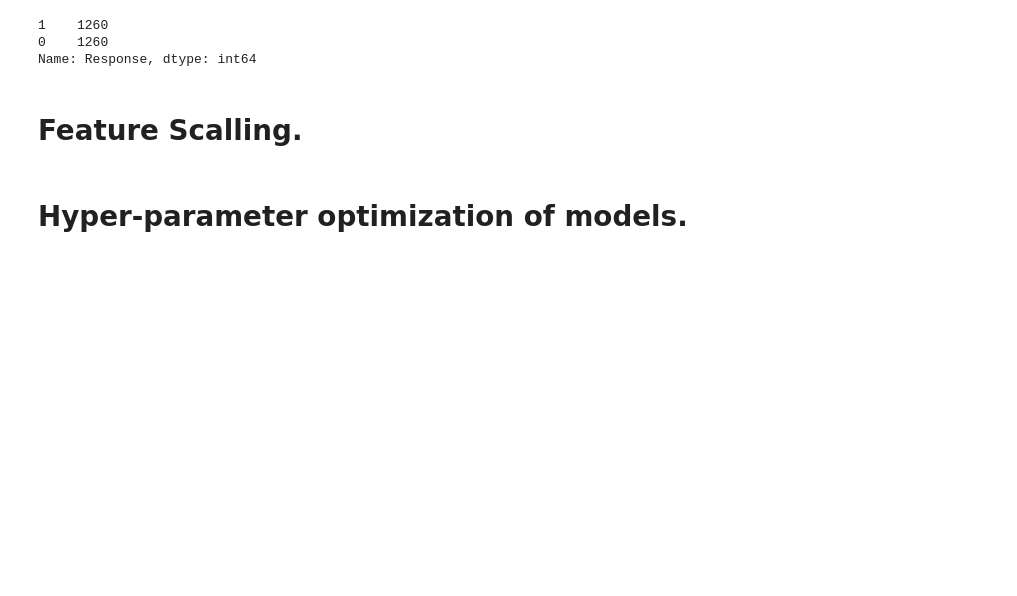
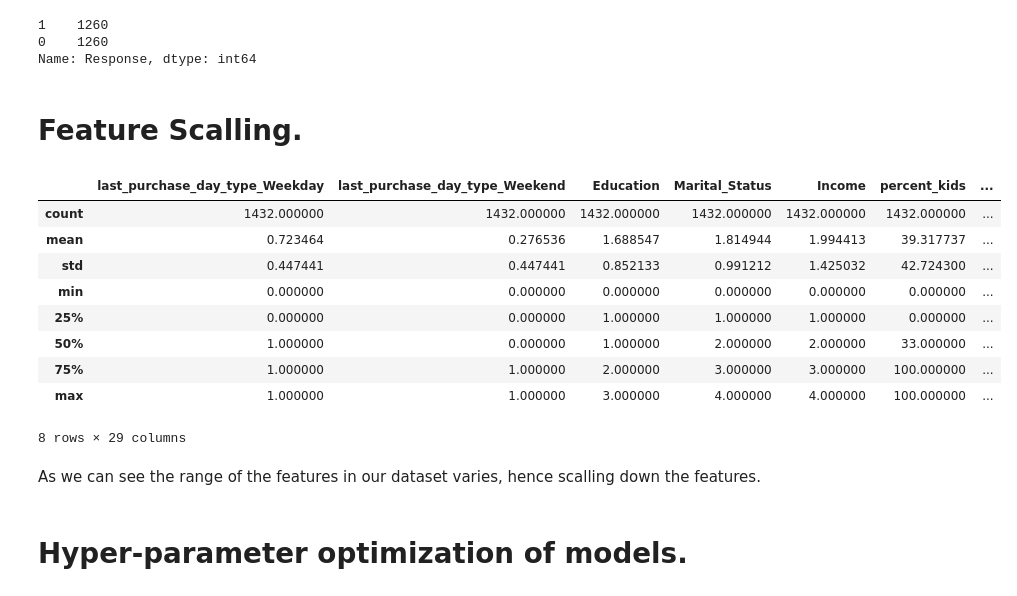
Before and after one commit to Titashmkhrj/Marketing-campaign-project, a Jupyter notebook: modelling_campaign_response.ipynb, the cells around one changed output. Saved outputs shown, nothing was run; the diff lists cells and outputs as text; code cells hidden in the pictures; blank space fills up the shorter version.

Commit message:
added feature scalling

```diff
--- a/modelling_campaign_response.ipynb
+++ b/modelling_campaign_response.ipynb
@@ -878,3 +878,18 @@ y_train_res.value_counts()
 Name: Response, dtype: int64
 # %% [markdown]
 # Feature Scalling.
+# %%
+x_train.describe()
+# %% [output]
+|  | last_purchase_day_type_Weekday | last_purchase_day_type_Weekend | Education | Marital_Status | Income | percent_kids | ... |
+| count | 1432.000000 | 1432.000000 | 1432.000000 | 1432.000000 | 1432.000000 | 1432.000000 | ... |
+| mean | 0.723464 | 0.276536 | 1.688547 | 1.814944 | 1.994413 | 39.317737 | ... |
+| std | 0.447441 | 0.447441 | 0.852133 | 0.991212 | 1.425032 | 42.724300 | ... |
+| min | 0.000000 | 0.000000 | 0.000000 | 0.000000 | 0.000000 | 0.000000 | ... |
+| 25% | 0.000000 | 0.000000 | 1.000000 | 1.000000 | 1.000000 | 0.000000 | ... |
+| 50% | 1.000000 | 0.000000 | 1.000000 | 2.000000 | 2.000000 | 33.000000 | ... |
+| 75% | 1.000000 | 1.000000 | 2.000000 | 3.000000 | 3.000000 | 100.000000 | ... |
+| max | 1.000000 | 1.000000 | 3.000000 | 4.000000 | 4.000000 | 100.000000 | ... |
+8 rows × 29 columns
+# %% [markdown]
+As we can see the range of the features in our dataset varies, hence scalling down the features.
```
Also changed, not shown: parts of 1 cell of this notebook.
